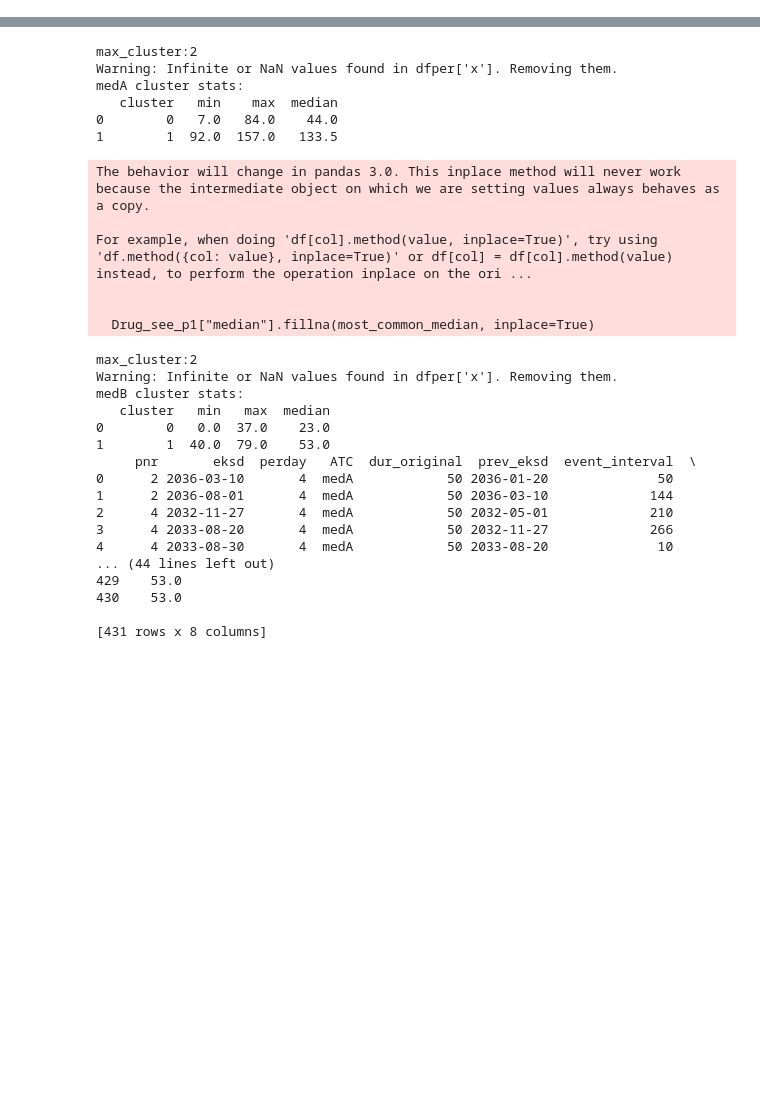
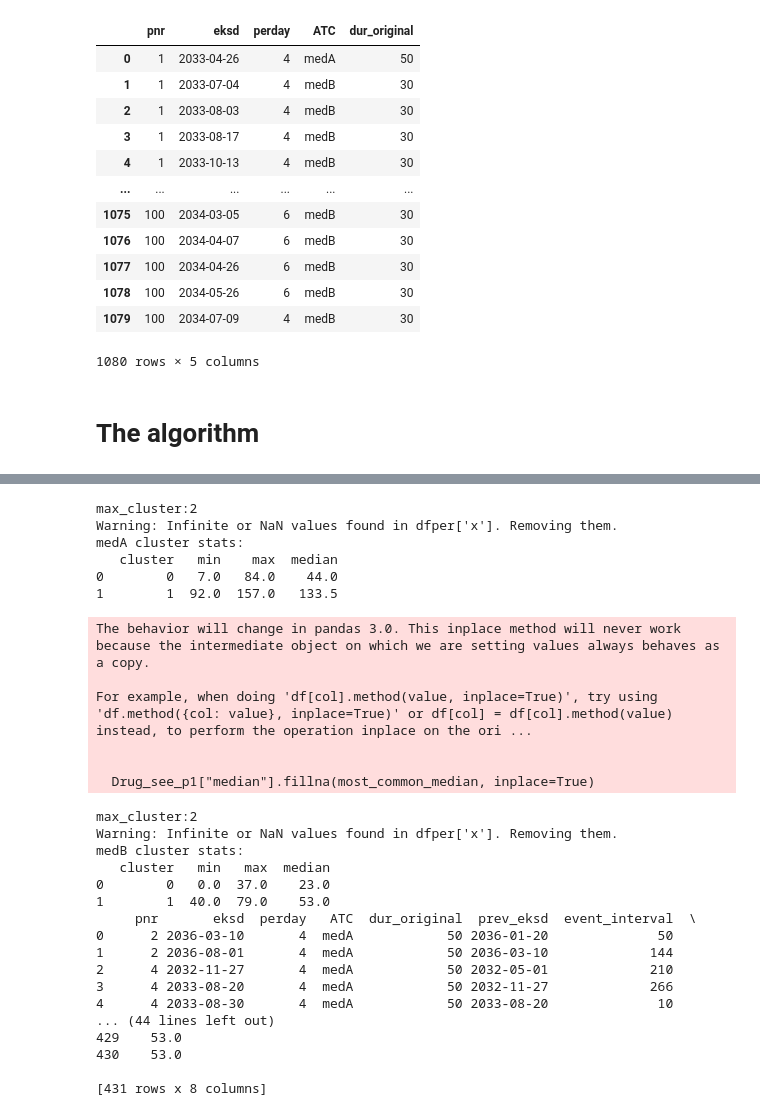
Before and after one commit to ian-sobs/sessa-empirical-estimator, a Jupyter notebook: see.ipynb, the cells around one changed output, grey strips where cells are left out. Drawn from its saved outputs; the diff is of its cells as text; code cells hidden in the pictures; blank space fills up the shorter version.

```diff
--- a/see.ipynb
+++ b/see.ipynb
@@ -0,0 +22,23 @@
+# %%
+# Load the dataset
+tidy = pd.read_csv('med-events.csv', sep='\t', header=0)
+
+tidy.columns = ["pnr", "eksd", "perday", "ATC", "dur_original"]
+tidy["eksd"] = pd.to_datetime(tidy["eksd"], format="%m/%d/%Y")
+tidy
+# %% [output]
+|  | pnr | eksd | perday | ATC | dur_original |
+| 0 | 1 | 2033-04-26 | 4 | medA | 50 |
+| 1 | 1 | 2033-07-04 | 4 | medB | 30 |
+| 2 | 1 | 2033-08-03 | 4 | medB | 30 |
+| 3 | 1 | 2033-08-17 | 4 | medB | 30 |
+| 4 | 1 | 2033-10-13 | 4 | medB | 30 |
+| ... | ... | ... | ... | ... | ... |
+| 1075 | 100 | 2034-03-05 | 6 | medB | 30 |
+| 1076 | 100 | 2034-04-07 | 6 | medB | 30 |
+| 1077 | 100 | 2034-04-26 | 6 | medB | 30 |
+| 1078 | 100 | 2034-05-26 | 6 | medB | 30 |
+| 1079 | 100 | 2034-07-09 | 4 | medB | 30 |
+1080 rows × 5 columns
+# %% [markdown]
+# The algorithm
```
Also changed, not shown: parts of 14 cells of this notebook.
